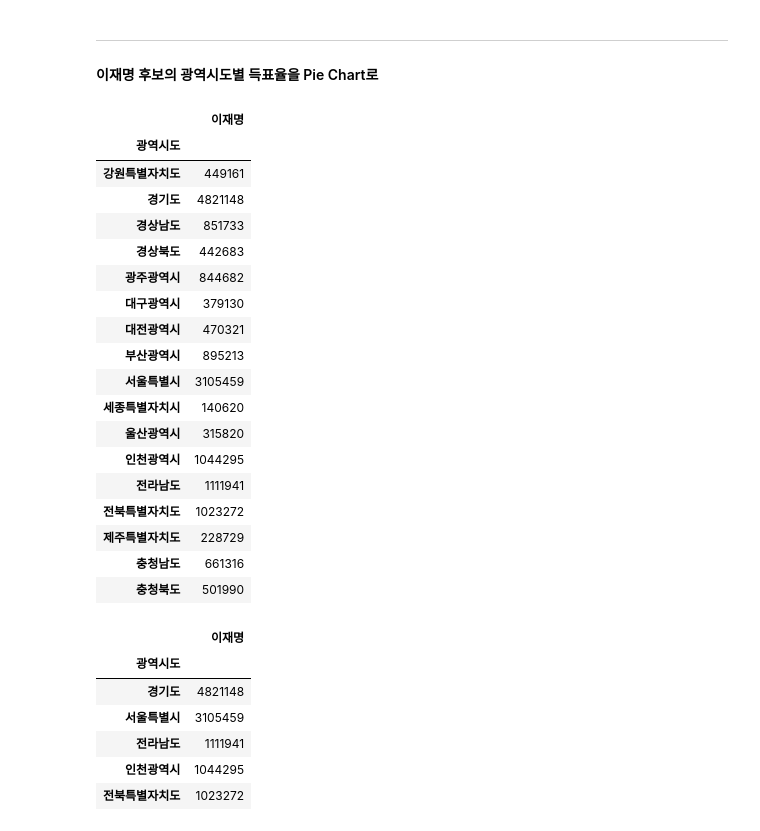
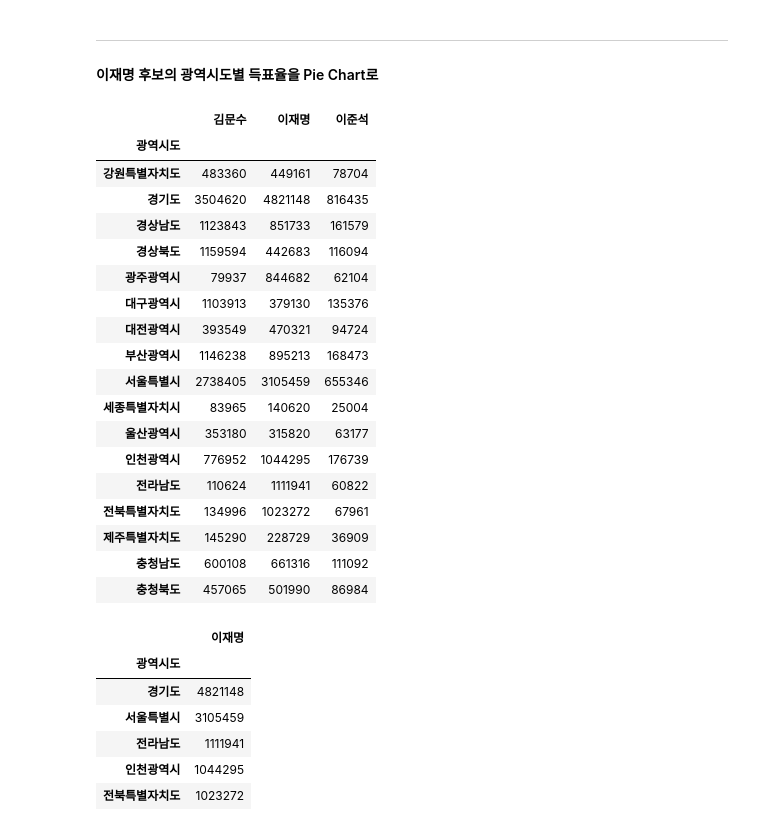
Before and after one commit to Hgracefield/dataAnalysis, a Jupyter notebook: Note/09.대선자료시각화_21대.ipynb, the cells around one changed output. Cells and saved outputs as stored; diff of their text form; code cells hidden in the pictures.

```diff
--- a/Note/09.대선자료시각화_21대.ipynb
+++ b/Note/09.대선자료시각화_21대.ipynb
@@ -252,31 +251,31 @@ elec_sum_order
 # %%
 election_ljm = \
     election.pivot_table(
-        '이재명',
+        ['이재명', '이준석','김문수'],
         index = '광역시도',
         aggfunc='sum'
     )
 election_ljm
 # %% [output]
-|  | 이재명 |
-| 광역시도 |  |
-| 강원특별자치도 | 449161 |
-| 경기도 | 4821148 |
-| 경상남도 | 851733 |
-| 경상북도 | 442683 |
-| 광주광역시 | 844682 |
-| 대구광역시 | 379130 |
-| 대전광역시 | 470321 |
-| 부산광역시 | 895213 |
-| 서울특별시 | 3105459 |
-| 세종특별자치시 | 140620 |
-| 울산광역시 | 315820 |
-| 인천광역시 | 1044295 |
-| 전라남도 | 1111941 |
-| 전북특별자치도 | 1023272 |
-| 제주특별자치도 | 228729 |
-| 충청남도 | 661316 |
-| 충청북도 | 501990 |
+|  | 김문수 | 이재명 | 이준석 |
+| 광역시도 |  |  |  |
+| 강원특별자치도 | 483360 | 449161 | 78704 |
+| 경기도 | 3504620 | 4821148 | 816435 |
+| 경상남도 | 1123843 | 851733 | 161579 |
+| 경상북도 | 1159594 | 442683 | 116094 |
+| 광주광역시 | 79937 | 844682 | 62104 |
+| 대구광역시 | 1103913 | 379130 | 135376 |
+| 대전광역시 | 393549 | 470321 | 94724 |
+| 부산광역시 | 1146238 | 895213 | 168473 |
+| 서울특별시 | 2738405 | 3105459 | 655346 |
+| 세종특별자치시 | 83965 | 140620 | 25004 |
+| 울산광역시 | 353180 | 315820 | 63177 |
+| 인천광역시 | 776952 | 1044295 | 176739 |
+| 전라남도 | 110624 | 1111941 | 60822 |
+| 전북특별자치도 | 134996 | 1023272 | 67961 |
+| 제주특별자치도 | 145290 | 228729 | 36909 |
+| 충청남도 | 600108 | 661316 | 111092 |
+| 충청북도 | 457065 | 501990 | 86984 |
 # %%
 elec_ljm = \
     election_ljm.sort_values(
```
Also changed, not shown: parts of 26 cells of this notebook.
